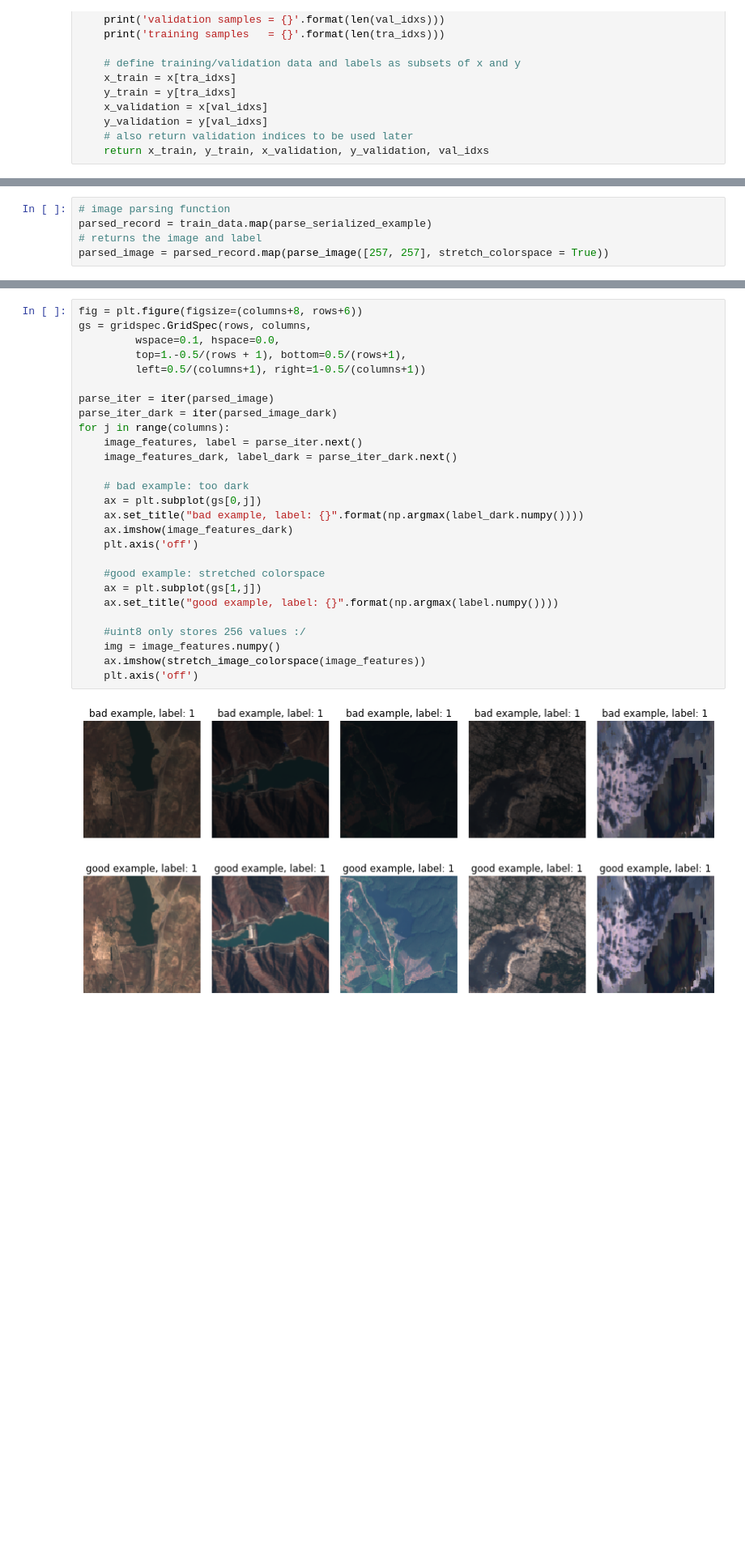
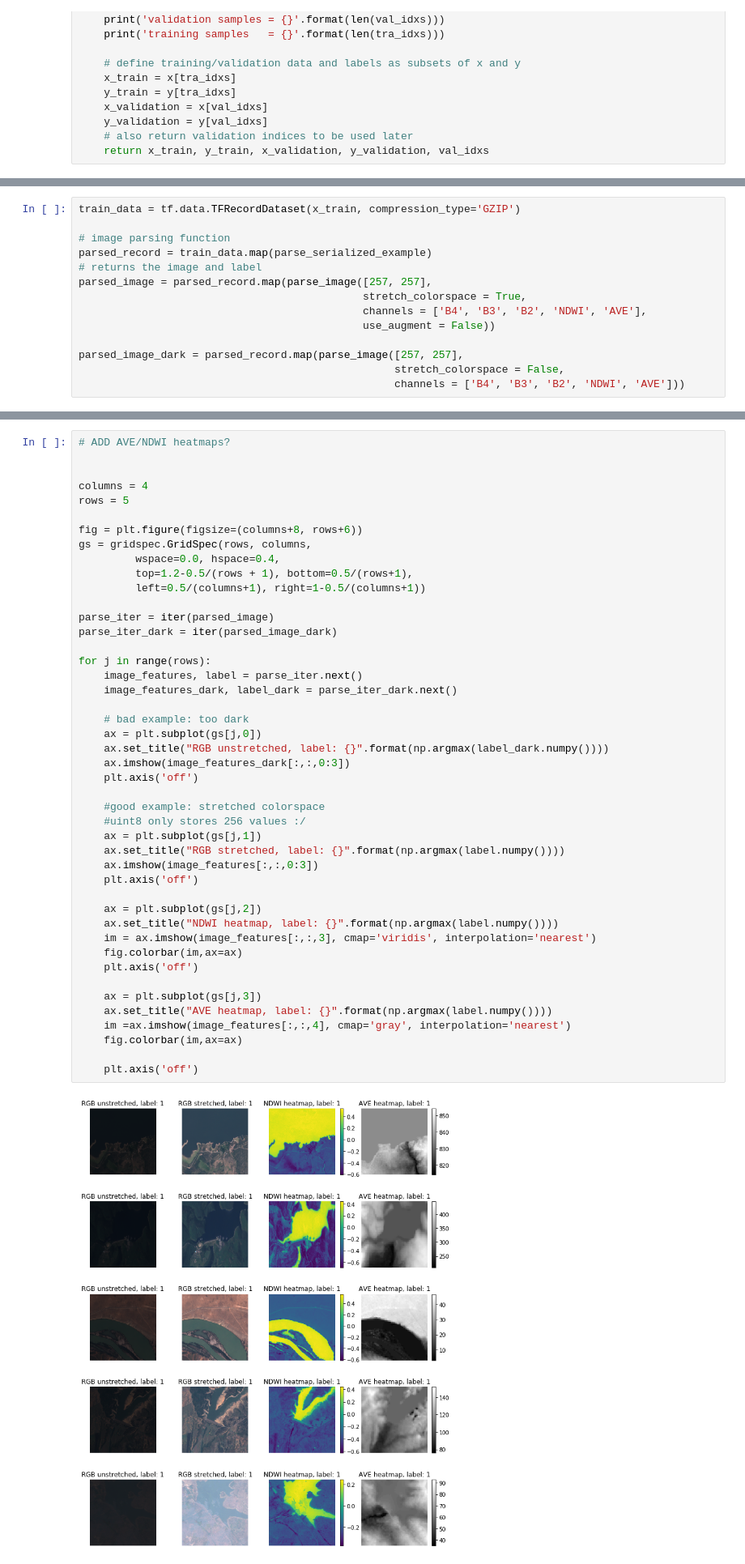
Before and after one commit to stephandooper/dam_detection, a Jupyter notebook: dam_detection.ipynb, the cells around one changed output, grey strips where cells are left out. Shown at 81% size. Cells and saved outputs as stored; diff of their text form; blank space fills up the shorter version.

```diff
--- a/dam_detection.ipynb
+++ b/dam_detection.ipynb
@@ -339,5 +521,14 @@ The only thing we need to do now is write a function on how these transformation
 # %%
+train_data = tf.data.TFRecordDataset(x_train, compression_type='GZIP')
+
 # image parsing function
 parsed_record = train_data.map(parse_serialized_example)
 # returns the image and label
-parsed_image = parsed_record.map(parse_image([257, 257], stretch_colorspace = True))
+parsed_image = parsed_record.map(parse_image([257, 257],
+                                             stretch_colorspace = True,
+                                             channels = ['B4', 'B3', 'B2', 'NDWI', 'AVE'],
+                                             use_augment = False))
+
+parsed_image_dark = parsed_record.map(parse_image([257, 257],
+                                                  stretch_colorspace = False,
+                                                  channels = ['B4', 'B3', 'B2', 'NDWI', 'AVE']))
@@ -361,29 +542,47 @@ parsed_image_resize_dark = parsed_record.map(parse_image([257, 257], stretch_col
 # %%
+# ADD AVE/NDWI heatmaps?
+
+
+columns = 4
+rows = 5
+
 fig = plt.figure(figsize=(columns+8, rows+6))
 gs = gridspec.GridSpec(rows, columns,
-         wspace=0.1, hspace=0.0,
-         top=1.-0.5/(rows + 1), bottom=0.5/(rows+1),
+         wspace=0.0, hspace=0.4,
+         top=1.2-0.5/(rows + 1), bottom=0.5/(rows+1),
          left=0.5/(columns+1), right=1-0.5/(columns+1))
 
 parse_iter = iter(parsed_image)
 parse_iter_dark = iter(parsed_image_dark)
-for j in range(columns):
+
+for j in range(rows):
     image_features, label = parse_iter.next()
     image_features_dark, label_dark = parse_iter_dark.next()
 
     # bad example: too dark
-    ax = plt.subplot(gs[0,j])
-    ax.set_title("bad example, label: {}".format(np.argmax(label_dark.numpy())))
-    ax.imshow(image_features_dark)
+    ax = plt.subplot(gs[j,0])
+    ax.set_title("RGB unstretched, label: {}".format(np.argmax(label_dark.numpy())))
+    ax.imshow(image_features_dark[:,:,0:3])
     plt.axis('off')
 
     #good example: stretched colorspace
-    ax = plt.subplot(gs[1,j])
-    ax.set_title("good example, label: {}".format(np.argmax(label.numpy())))
+    #uint8 only stores 256 values :/
+    ax = plt.subplot(gs[j,1])
+    ax.set_title("RGB stretched, label: {}".format(np.argmax(label.numpy())))
+    ax.imshow(image_features[:,:,0:3])
+    plt.axis('off')
 
-    #uint8 only stores 256 values :/
-    img = image_features.numpy()
-    ax.imshow(stretch_image_colorspace(image_features))
+    ax = plt.subplot(gs[j,2])
+    ax.set_title("NDWI heatmap, label: {}".format(np.argmax(label.numpy())))
+    im = ax.imshow(image_features[:,:,3], cmap='viridis', interpolation='nearest')
+    fig.colorbar(im,ax=ax)
     plt.axis('off')
+
+    ax = plt.subplot(gs[j,3])
+    ax.set_title("AVE heatmap, label: {}".format(np.argmax(label.numpy())))
+    im =ax.imshow(image_features[:,:,4], cmap='gray', interpolation='nearest')
+    fig.colorbar(im,ax=ax)
+
+    plt.axis('off')
 # %% [output]
-[figure, old version]
+[figure, new version]
```
Also changed, not shown: parts of 46 cells of this notebook, 10 other files.
